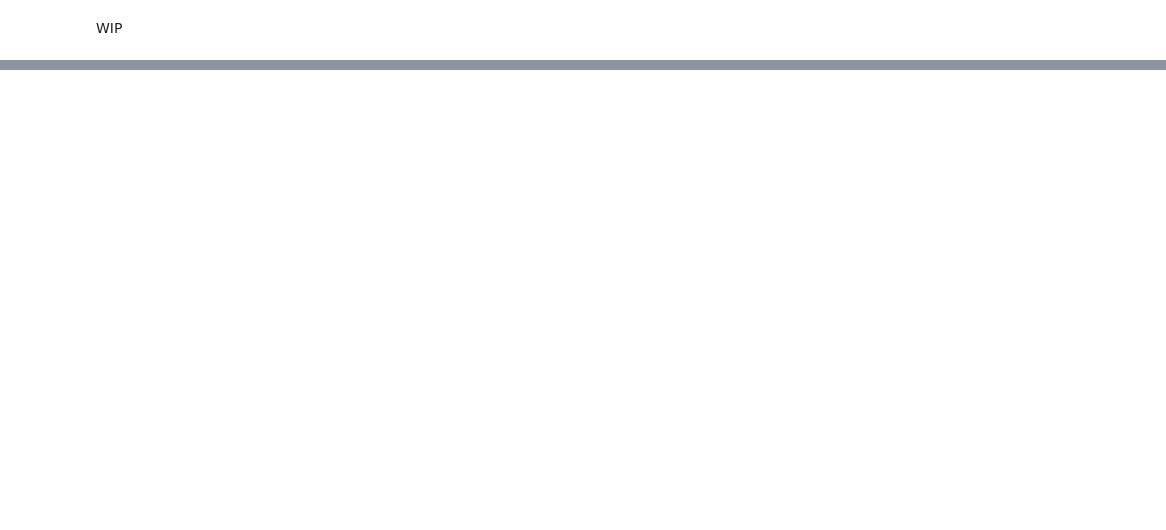
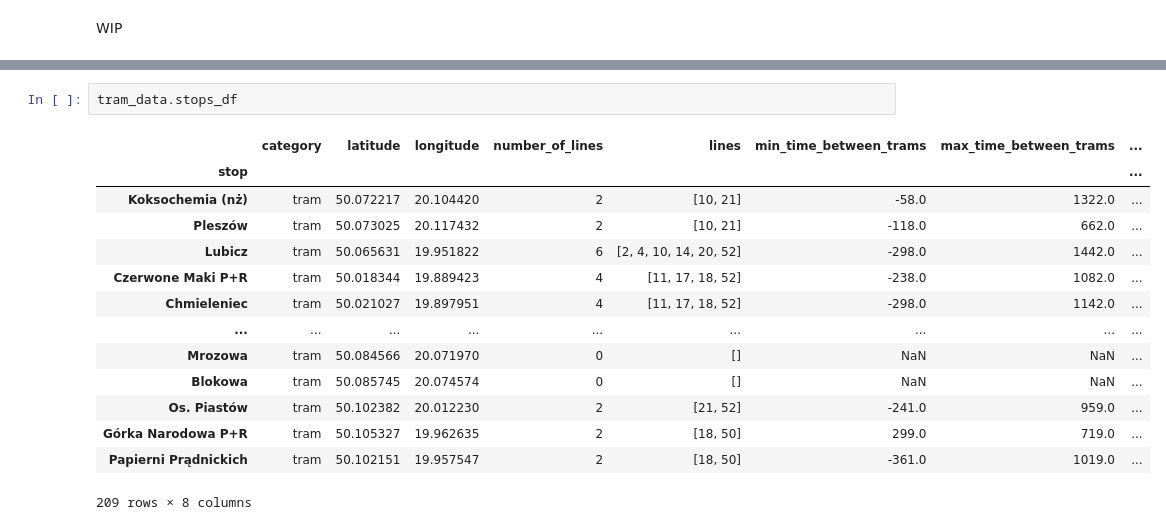
Before and after one commit to przemyslawniedziela98/mpk-line-optimization, a Jupyter notebook: mpk_lines_modeling.ipynb, the cells around one changed output, grey strips where cells are left out. Saved outputs shown, nothing was run; the diff lists cells and outputs as text; blank space fills up the shorter version.

```diff
--- a/mpk_lines_modeling.ipynb
+++ b/mpk_lines_modeling.ipynb
@@ -32,3 +33,20 @@ folium.PolyLine(coordinates_line, color="blue", weight=2.5, opacity=1).add_to(ma
 map_obj
 # %% [output]
 [interactive output not drawn]
+# %%
+tram_data.stops_df
+# %% [output]
+|  | category | latitude | longitude | number_of_lines | lines | min_time_between_trams | max_time_between_trams | ... |
+| stop |  |  |  |  |  |  |  | ... |
+| Koksochemia (nż) | tram | 50.072217 | 20.104420 | 2 | [10, 21] | -58.0 | 1322.0 | ... |
+| Pleszów | tram | 50.073025 | 20.117432 | 2 | [10, 21] | -118.0 | 662.0 | ... |
+| Lubicz | tram | 50.065631 | 19.951822 | 6 | [2, 4, 10, 14, 20, 52] | -298.0 | 1442.0 | ... |
+| Czerwone Maki P+R | tram | 50.018344 | 19.889423 | 4 | [11, 17, 18, 52] | -238.0 | 1082.0 | ... |
+| Chmieleniec | tram | 50.021027 | 19.897951 | 4 | [11, 17, 18, 52] | -298.0 | 1142.0 | ... |
+| ... | ... | ... | ... | ... | ... | ... | ... | ... |
+| Mrozowa | tram | 50.084566 | 20.071970 | 0 | [] | NaN | NaN | ... |
+| Blokowa | tram | 50.085745 | 20.074574 | 0 | [] | NaN | NaN | ... |
+| Os. Piastów | tram | 50.102382 | 20.012230 | 2 | [21, 52] | -241.0 | 959.0 | ... |
+| Górka Narodowa P+R | tram | 50.105327 | 19.962635 | 2 | [18, 50] | 299.0 | 719.0 | ... |
+| Papierni Prądnickich | tram | 50.102151 | 19.957547 | 2 | [18, 50] | -361.0 | 1019.0 | ... |
+209 rows × 8 columns
```
Also changed, not shown: parts of 8 cells of this notebook, 1 other file.
